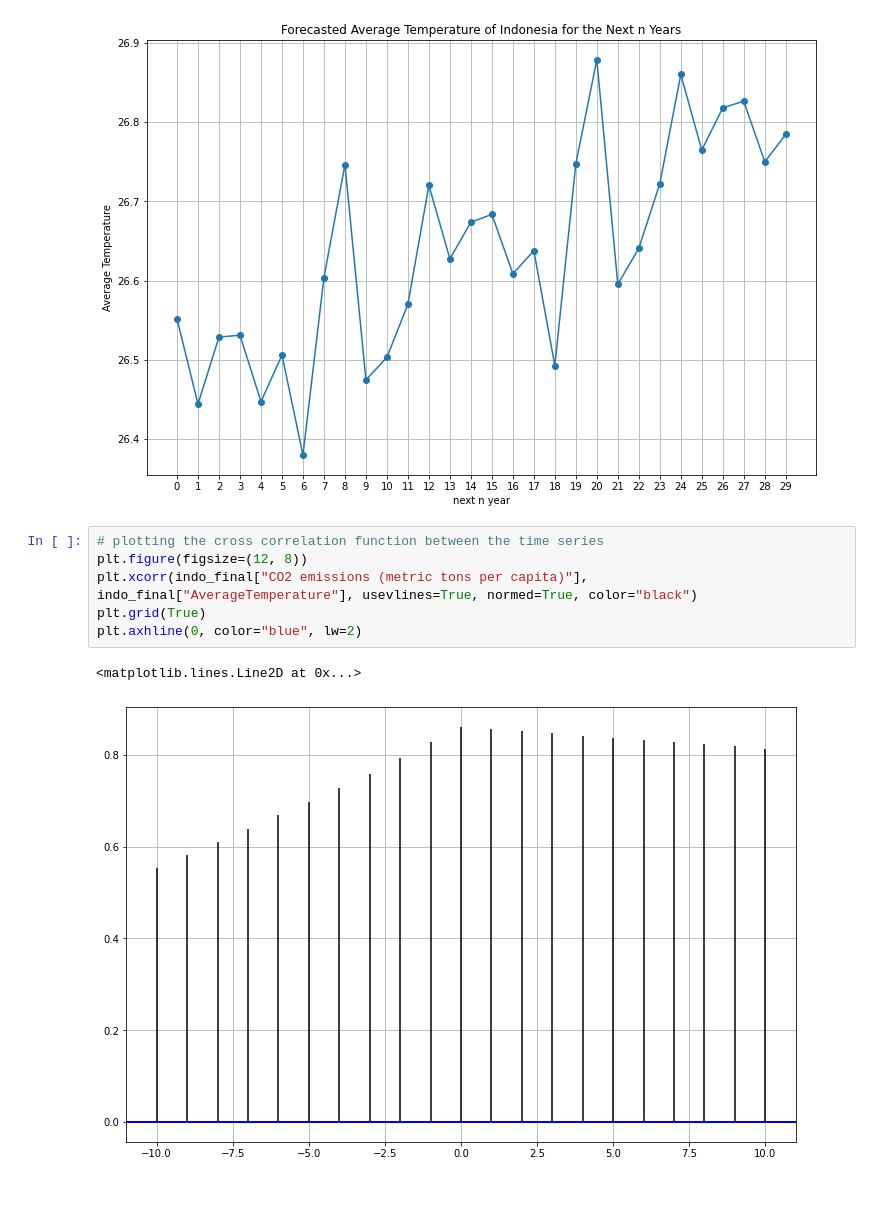
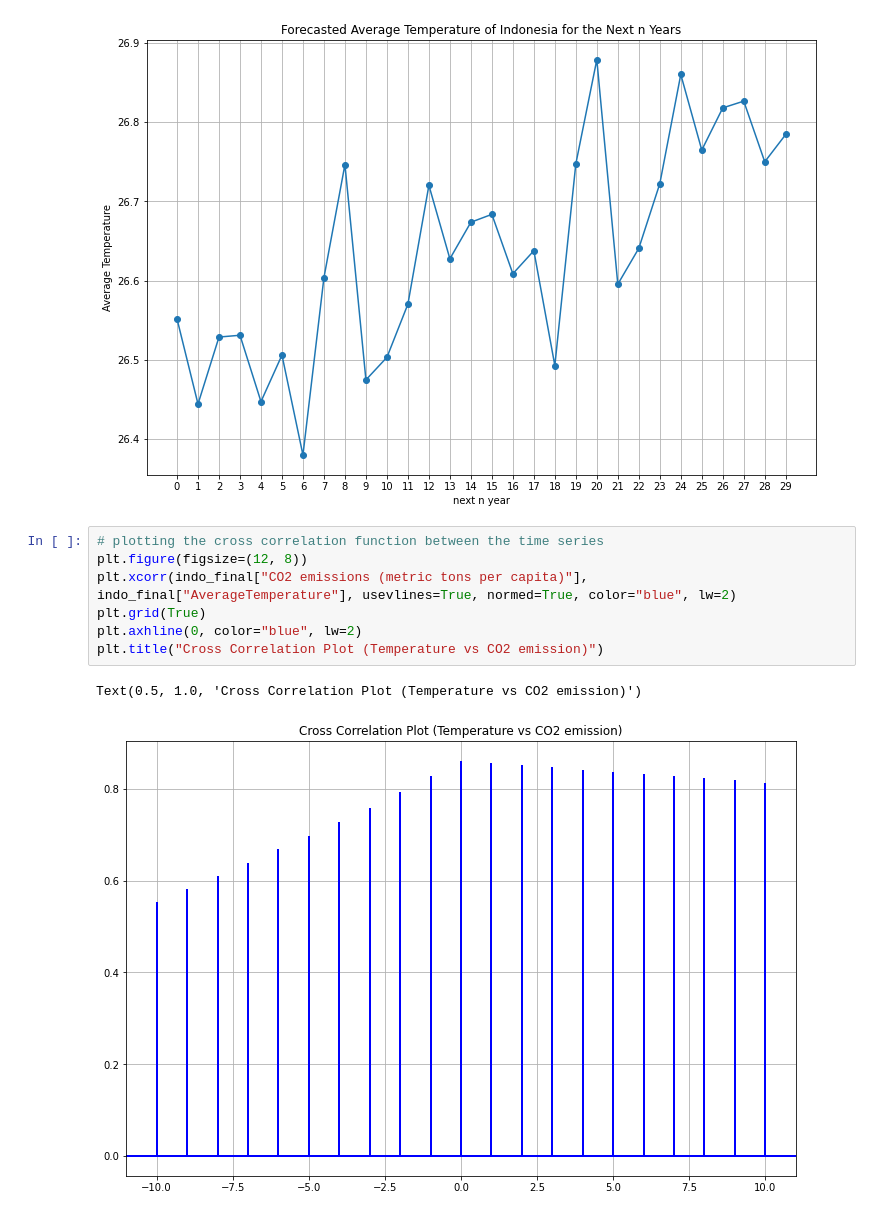
Before and after one commit to EdwardMatthew/Climate-Forecasting, a Jupyter notebook: Analysis/CO2_emissions_temp_SARIMAX.ipynb, the cells around one changed output. Saved outputs shown, nothing was run; the diff lists cells and outputs as text.

```diff
--- a/Analysis/CO2_emissions_temp_SARIMAX.ipynb
+++ b/Analysis/CO2_emissions_temp_SARIMAX.ipynb
@@ -224,9 +224,10 @@ print(forecast_values)
 # %%
 # plotting the cross correlation function between the time series
 plt.figure(figsize=(12, 8))
-plt.xcorr(indo_final["CO2 emissions (metric tons per capita)"], indo_final["AverageTemperature"], usevlines=True, normed=True, color="black")
+plt.xcorr(indo_final["CO2 emissions (metric tons per capita)"], indo_final["AverageTemperature"], usevlines=True, normed=True, color="blue", lw=2)
 plt.grid(True)
 plt.axhline(0, color="blue", lw=2)
+plt.title("Cross Correlation Plot (Temperature vs CO2 emission)")
 # %% [output]
-<matplotlib.lines.Line2D at 0x...>
+Text(0.5, 1.0, 'Cross Correlation Plot (Temperature vs CO2 emission)')
-[figure, old version]
+[figure, new version]
```
Also changed, not shown: parts of 1 cell of this notebook, 2 other files.
